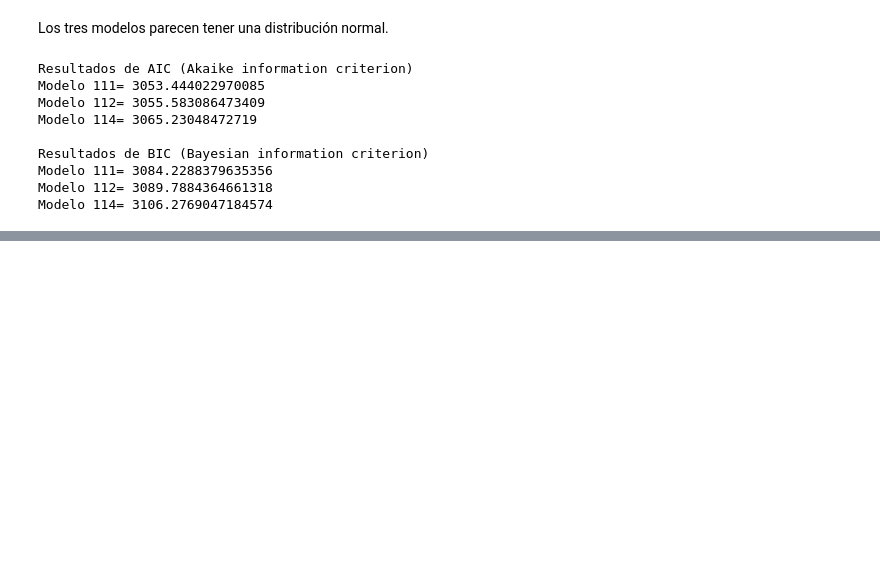
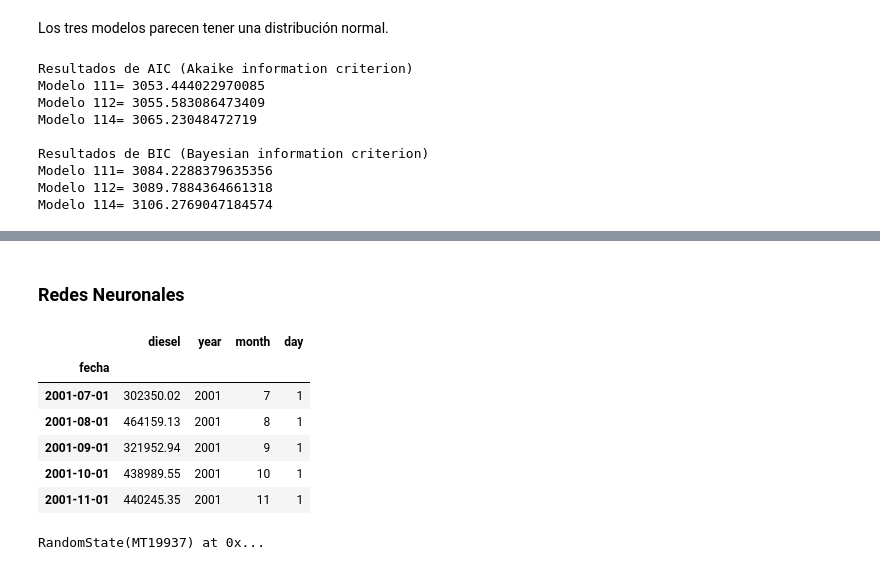
Before and after one commit to MGonza20/Lab2_DataScience, a Jupyter notebook: importaciones.ipynb, the cells around one changed output, grey strips where cells are left out. Cells and saved outputs as stored; diff of their text form; code cells hidden in the pictures; blank space fills up the shorter version.

```diff
--- a/importaciones.ipynb
+++ b/importaciones.ipynb
@@ -533,0 +445,36 @@ Despues de aplicar una diferenciación de orden 1, se obtiene una serie estacion
+# %% [markdown]
+### Redes Neuronales
+# %%
+data_diesel = data_diesel.drop(['gas_licuado_petroleo', 'gasolina_regular', 'gasolina_superior', 'mes', 'anio', 'media_movil', 'diesel_boxcox', 'diesel_boxcox_diff', 'diesel_boxcox_diff_5'], axis=1)
+
+data_diesel['year'] = data_diesel.index.year
+data_diesel['month'] = data_diesel.index.month
+data_diesel['day'] = data_diesel.index.day
+
+data_diesel.head()
+# %% [output]
+|  | diesel | year | month | day |
+| fecha |  |  |  |  |
+| 2001-07-01 | 302350.02 | 2001 | 7 | 1 |
+| 2001-08-01 | 464159.13 | 2001 | 8 | 1 |
+| 2001-09-01 | 321952.94 | 2001 | 9 | 1 |
+| 2001-10-01 | 438989.55 | 2001 | 10 | 1 |
+| 2001-11-01 | 440245.35 | 2001 | 11 | 1 |
+# %%
+X = data_diesel[['year', 'month', 'day']]
+y = data_diesel[['diesel']]
+scaler = StandardScaler()
+y = scaler.fit_transform(y.values.reshape(-1, 1))
+X = np.asarray(X)
+y = np.asarray(y)
+
+# Split the last 10% as validation data
+X_train, X_test, y_train, y_test = train_test_split(X, y, test_size=0.3, shuffle=False)
+y_test = scaler.inverse_transform(y_test)
+seed_value = 2302
+tf.random.set_seed(seed_value)
+np.random.seed(seed_value)
+random.seed(seed_value)
+sklearn.utils.check_random_state(seed_value)
+# %% [output]
+RandomState(MT19937) at 0x...
```
Also changed, not shown: parts of 25 cells of this notebook.
